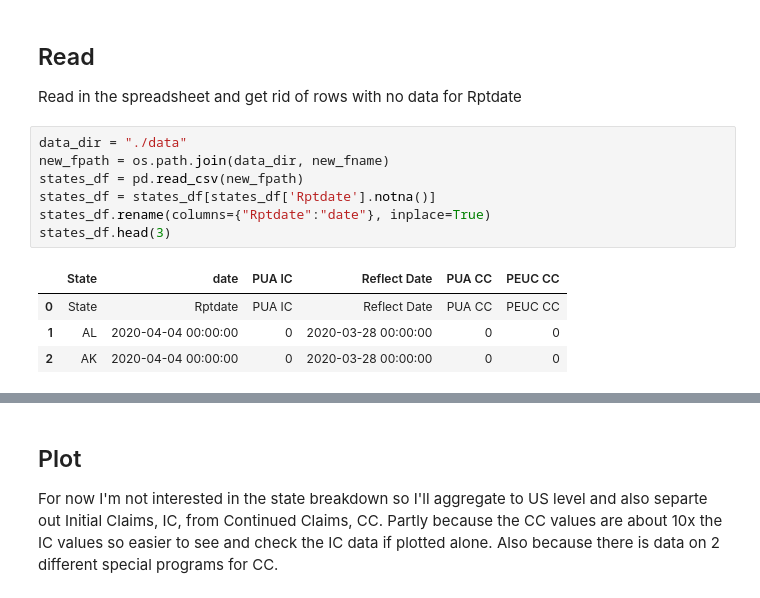
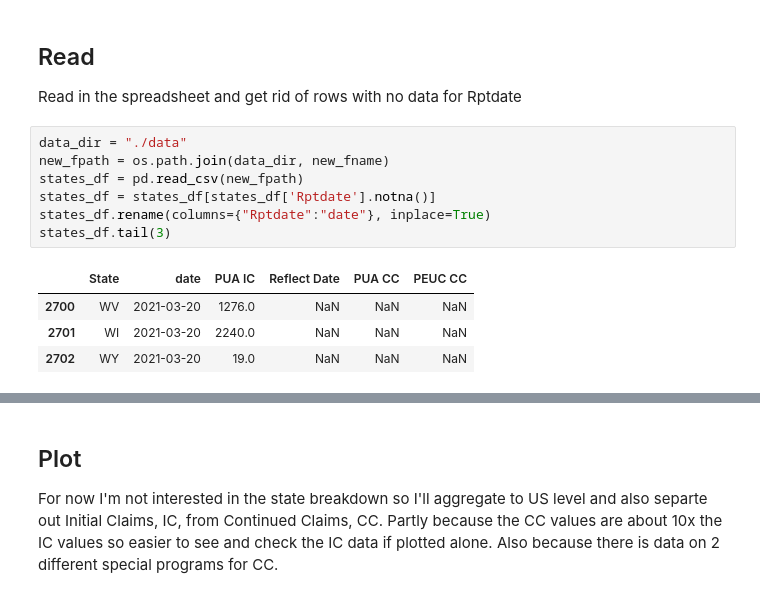
Before and after one commit to jhmuller/job-forecasting, a Jupyter notebook: _notebooks/weekly_claims.ipynb, the cells around one changed output, grey strips where cells are left out. Cells and saved outputs as stored; diff of their text form.

```diff
--- a/_notebooks/weekly_claims.ipynb
+++ b/_notebooks/weekly_claims.ipynb
@@ -140,15 +142,15 @@ Read in the spreadsheet and get rid of rows with no data for Rptdate
 # %%
 data_dir = "./data"
 new_fpath = os.path.join(data_dir, new_fname)
 states_df = pd.read_csv(new_fpath)
 states_df = states_df[states_df['Rptdate'].notna()]
 states_df.rename(columns={"Rptdate":"date"}, inplace=True)
-states_df.head(3)
+states_df.tail(3)
 # %% [output]
 |  | State | date | PUA IC | Reflect Date | PUA CC | PEUC CC |
-| 0 | State | Rptdate | PUA IC | Reflect Date | PUA CC | PEUC CC |
-| 1 | AL | 2020-04-04 00:00:00 | 0 | 2020-03-28 00:00:00 | 0 | 0 |
-| 2 | AK | 2020-04-04 00:00:00 | 0 | 2020-03-28 00:00:00 | 0 | 0 |
+| 2700 | WV | 2021-03-20 | 1276.0 | NaN | NaN | NaN |
+| 2701 | WI | 2021-03-20 | 2240.0 | NaN | NaN | NaN |
+| 2702 | WY | 2021-03-20 | 19.0 | NaN | NaN | NaN |
 # %%
 print(states_df.dtypes)
 data_cols = [c for c in states_df.columns if re.search("CC|IC", c)]
```
Also changed, not shown: parts of 8 cells of this notebook, 4 other files.
